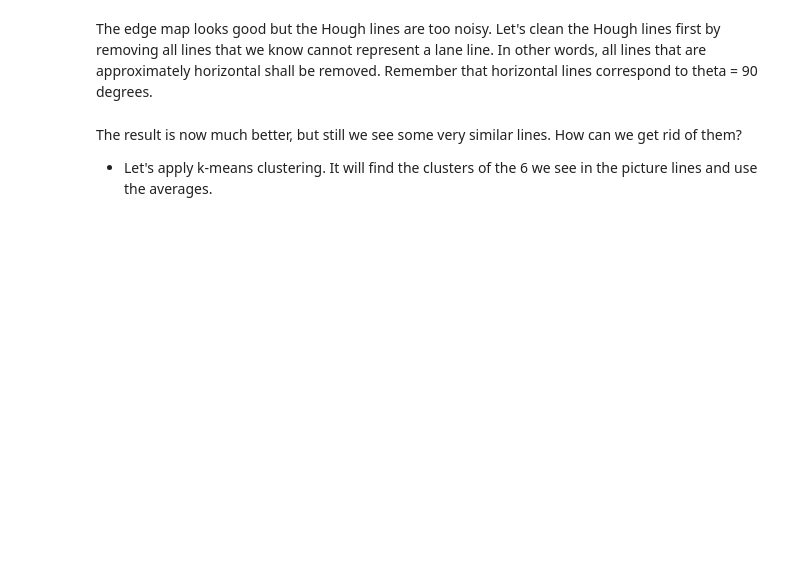
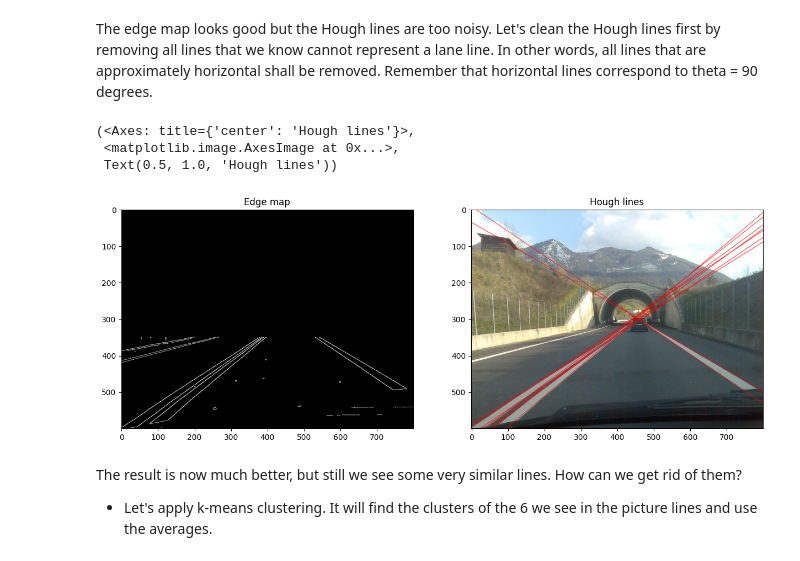
Before and after one commit to ufuran/mywork__r_d, a Jupyter notebook: lesson_4/homework/Homework.ipynb, the cells around one changed output. Cells and saved outputs as stored; diff of their text form; code cells hidden in the pictures; blank space fills up the shorter version.

```diff
--- a/lesson_4/homework/Homework.ipynb
+++ b/lesson_4/homework/Homework.ipynb
@@ -67,21 +77,34 @@ The edge map looks good but the Hough lines are too noisy. Let's clean the Hough
 filtered_lines = []
 for line in lines:
     # Extract theta for current line (remember Hough works with radians)
-    theta =
+    theta = line[1]
+    theta = math.degrees(theta)
     # Keep line if theta is not horizontal
-    if ...
+    if not((theta > 70 and theta < 110) or (theta > 250 and theta < 290)):
         filtered_lines.append(line)
 # %%
 # Let's plot the resulting filtered lines
 result = np.copy(img)
 
 for line in filtered_lines:
-    rho =
-    theta =
-    ...
+    rho = line[0]
+    theta = line[1]
+
+    a = math.cos(theta)
+    b = math.sin(theta)
+    x0 = a * rho
+    y0 = b * rho
+    pt1 = (int(x0 + 1000*(-b)), int(y0 + 1000*(a)))
+    pt2 = (int(x0 - 1000*(-b)), int(y0 - 1000*(a)))
+    cv2.line(result, pt1, pt2, 255, 1, cv2.LINE_AA)
 
 plt.subplot(121), plt.imshow(edges, cmap='gray'), plt.title('Edge map')
 plt.subplot(122), plt.imshow(result, cmap='gray'), plt.title('Hough lines')
+# %% [output]
+(<Axes: title={'center': 'Hough lines'}>,
+ <matplotlib.image.AxesImage at 0x...>,
+ Text(0.5, 1.0, 'Hough lines'))
+[figure, added]
 # %% [markdown]
 The result is now much better, but still we see some very similar lines. How can we get rid of them?
 * Let's apply k-means clustering. It will find the clusters of the 6 we see in the picture lines and use the averages.
```
Also changed, not shown: parts of 10 cells of this notebook.
